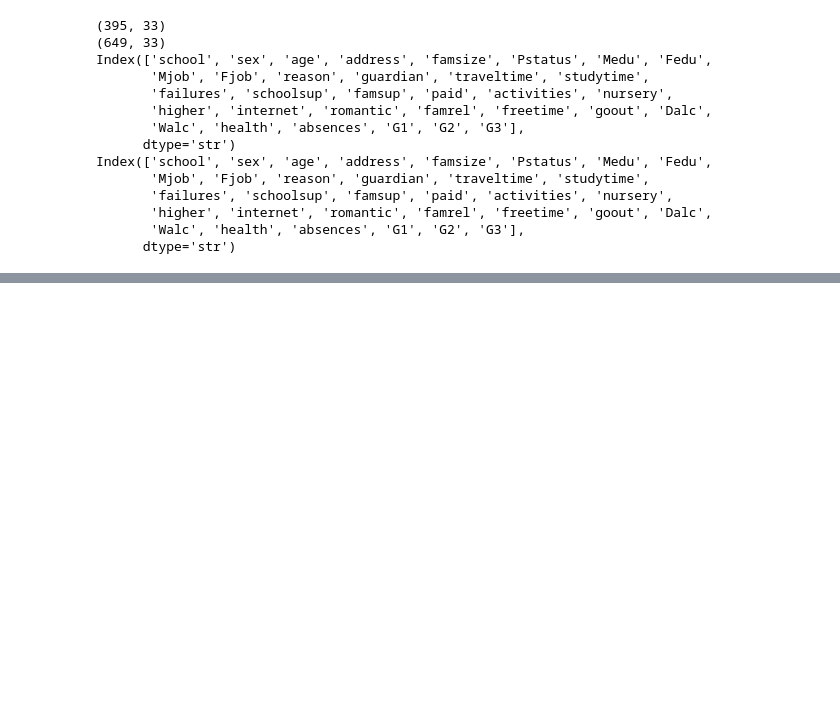
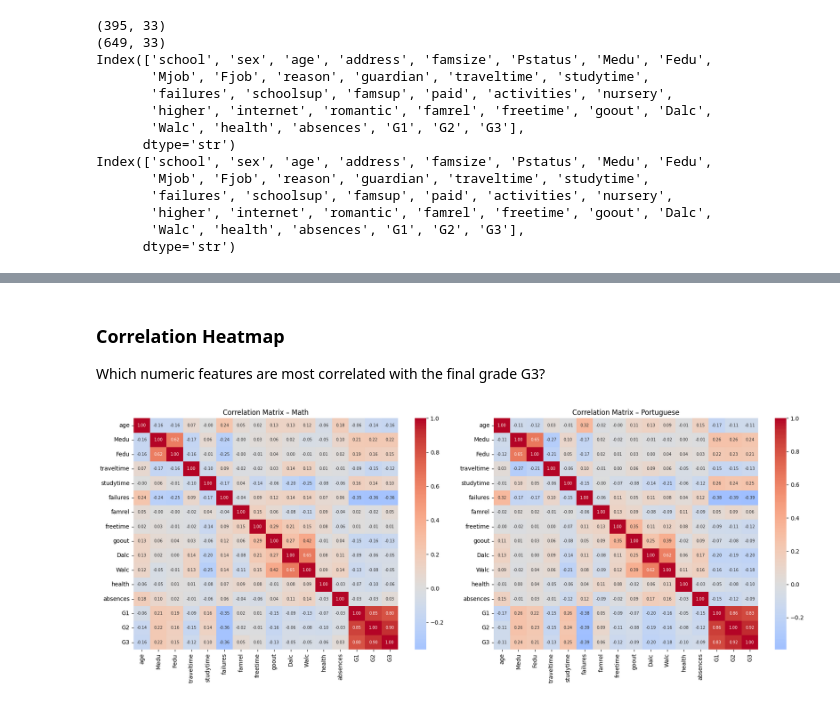
Before and after one commit to bosh99/ml-academic-performance, a Jupyter notebook: data_processing.ipynb, the cells around one changed output, grey strips where cells are left out. Drawn from its saved outputs; the diff is of its cells as text; code cells hidden in the pictures; blank space fills up the shorter version.

```diff
--- a/data_processing.ipynb
+++ b/data_processing.ipynb
@@ -79,0 +128,19 @@ Index(['school', 'sex', 'age', 'address', 'famsize', 'Pstatus', 'Medu', 'Fedu',
+# %% [markdown]
+### Correlation Heatmap
+Which numeric features are most correlated with the final grade G3?
+# %%
+numeric_cols = ['age', 'Medu', 'Fedu', 'traveltime', 'studytime', 'failures',
+                'famrel', 'freetime', 'goout', 'Dalc', 'Walc', 'health', 'absences', 'G1', 'G2', 'G3']
+
+fig, axes = plt.subplots(1, 2, figsize=(18, 7))
+
+for ax, dataset, title in zip(axes, [mathematics_dataset, portuguese_dataset], ['Math', 'Portuguese']):
+    corr = dataset[numeric_cols].corr()
+    sns.heatmap(corr, annot=True, fmt='.2f', cmap='coolwarm', center=0,
+                annot_kws={'size': 7}, ax=ax)
+    ax.set_title(f'Correlation Matrix – {title}')
+
+plt.tight_layout()
+plt.show()
+# %% [output]
+[figure, added]
```
Also changed, not shown: parts of 10 cells of this notebook, 2 other files.
